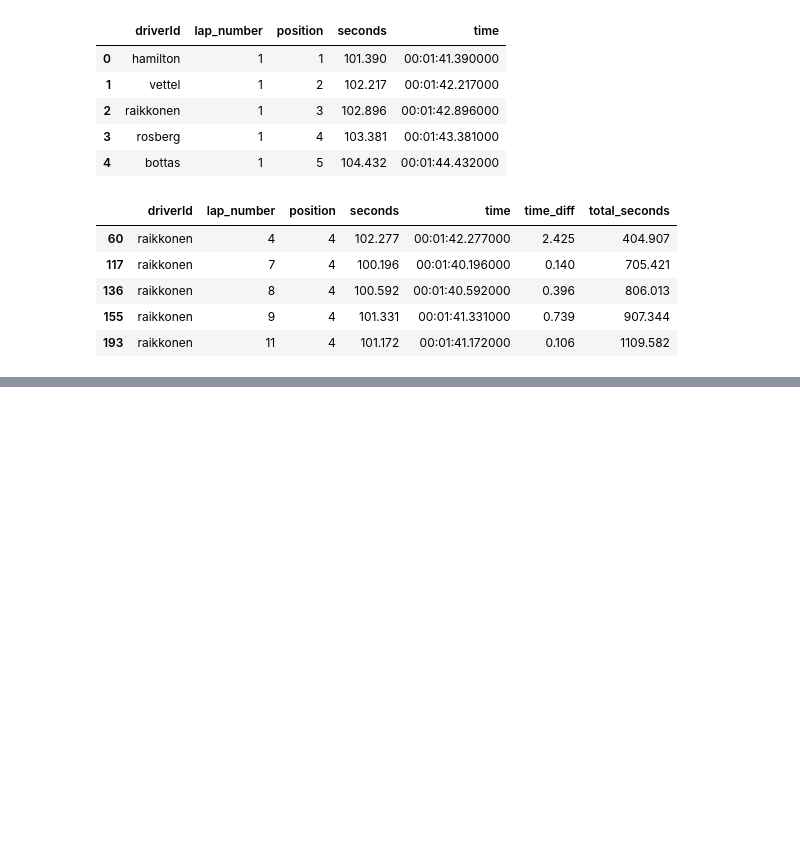
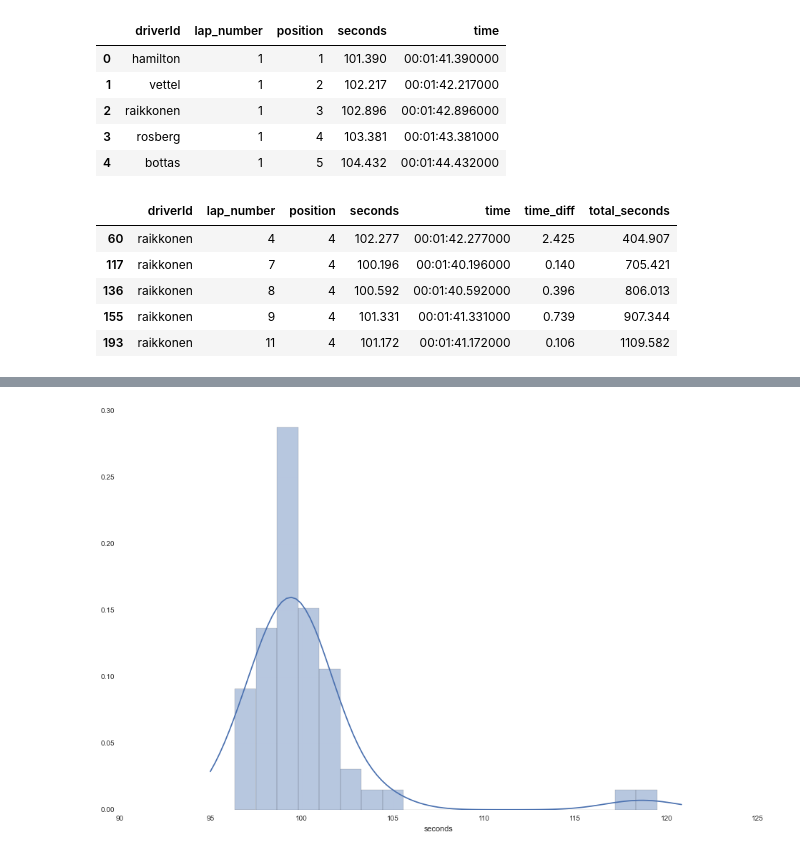
Before and after one commit to rothnic/formulapy, a Jupyter notebook: docs/notebooks/Lap Analysis.ipynb, the cells around one changed output, grey strips where cells are left out. Drawn from its saved outputs; the diff is of its cells as text; code cells hidden in the pictures; blank space fills up the shorter version.

```diff
--- a/docs/notebooks/Lap Modeling.ipynb
+++ b/docs/notebooks/Lap Analysis.ipynb
@@ -66,3 +64,11 @@ fig.scatter(x=driverb.lap_number, y=driverb.seconds, color='red')
 bk.show(fig)
 # %% [output]
 [interactive output not drawn]
+# %%
+import seaborn as sns
+%matplotlib inline
+sns.mpl.rcParams['figure.figsize'] = (16, 10)
+# %%
+dist = sns.distplot(kimi.seconds)
+# %% [output]
+[figure, added]
```
Also changed, not shown: parts of 4 cells of this notebook, 1 other file.
